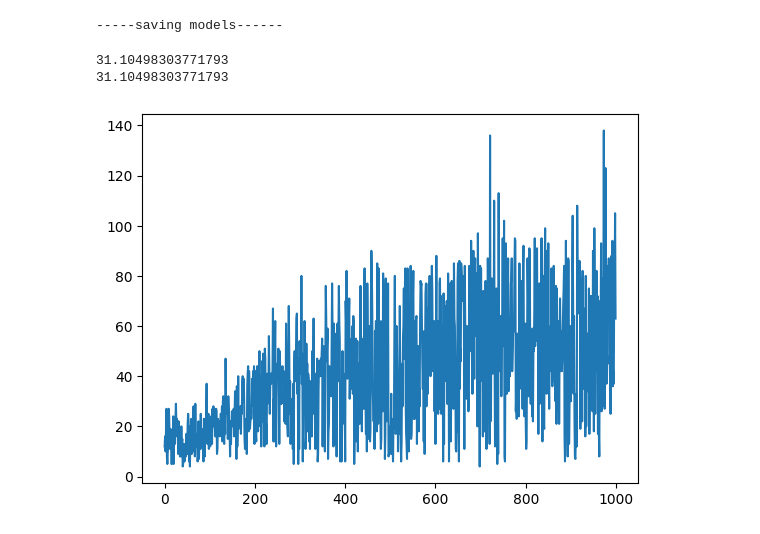
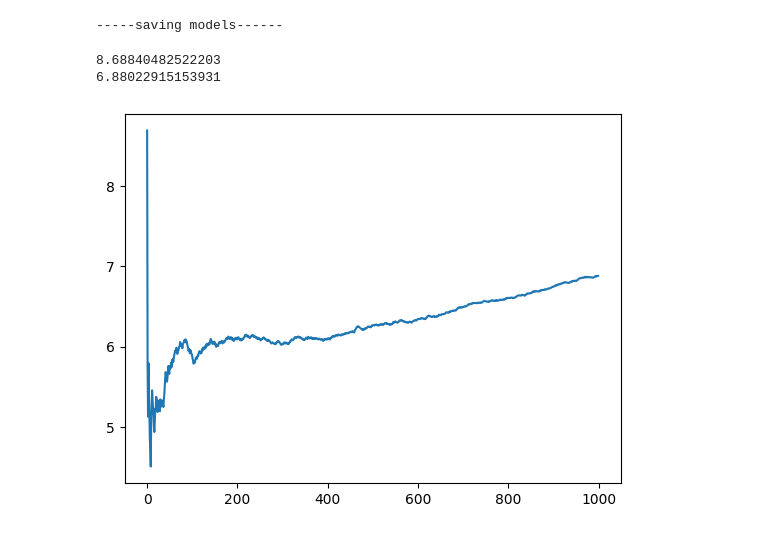
Before and after one commit to mozturan/AutonomousDrive2D-DRL, a Jupyter notebook: highway/2input_2action/racetrack.ipynb, the cells around one changed output. Drawn from its saved outputs; the diff is of its cells as text; code cells hidden in the pictures.

```diff
--- a/highway/2input_2action/racetrack.ipynb
+++ b/highway/2input_2action/racetrack.ipynb
@@ -190,7 +190,7 @@ class DDQNAgent:
         self.learning_rate = learning_rate
 
         self.discrete_action_space_a = np.array([-0.5,-0.4,-0.3,-0.2,-0.1,0.0,0.1,0.2,0.3,0.4,0.5,])
-        self.discrete_action_space_b = np.array([-0.2,-0.1,0.0,0.1,0.2])
+        self.discrete_action_space_b = np.array([0.1,0.2,0.3])
         self.discrete_action_space = np.array(np.meshgrid(self.discrete_action_space_a, self.discrete_action_space_b)).T.reshape(-1, 2)
 
         self.n_actions = len(self.discrete_action_space)
@@ -374,7 +374,7 @@ input = proc.get_input()
 # print(input.shape)
 
 agent = DDQNAgent(alpha=0.001, gamma=0.9, epsilon=1.0, obs_shape=input.shape,
-                  batch_size=256, epsilon_dec=0.999, epsilon_end=0.1, mem_size=100000,
+                  batch_size=256, epsilon_dec=0.9993, epsilon_end=0.1, mem_size=10000,
                   min_mem_size=500, replace_target=1000, learning_rate=0.0003)
 
 print("Agent is initialized.")
@@ -423,7 +423,7 @@ for episode in trange(1000, desc='Test episodes'):
 
         while not done:
             action, action_index = agent.get_action(observation, deterministic=False)
-            new_observation, reward, done, truncated, new_info = env.step(action=[action])
+            new_observation, reward, done, truncated, new_info = env.step(action)
             proc.update_input(new_observation, info)
             new_observation = proc.get_input()
             reward += 0.1 # type: ignore
@@ -456,7 +456,7 @@ for episode in trange(1000, desc='Test episodes'):
         print('episode ', episode, 'score %.1f' % episode_reward, 'ep len', episode_len,
               'avg score %.1f' % avg_score, 'std score %.1f' % std_score)
 
-        time.sleep(1)
+        # time.sleep(1)
 
 env.close()
 # %% [output]
@@ -512,12 +489,12 @@ np.save("episode_lens_1000", np.array(episode_lens))
 # %%
 print(best_score)
 print(avg_score)
 # for i in range(len(score_history)):
 #     score_history[i] += 9
-plt.plot(episode_lens)
+plt.plot(avg_history)
 plt.show()
 # %% [output]
-31.10498303771793
-31.10498303771793
+8.68840482522203
+6.88022915153931
-[figure, old version]
+[figure, new version]
 # %%
```
Also changed, not shown: parts of 4 cells of this notebook, 1 other file.
